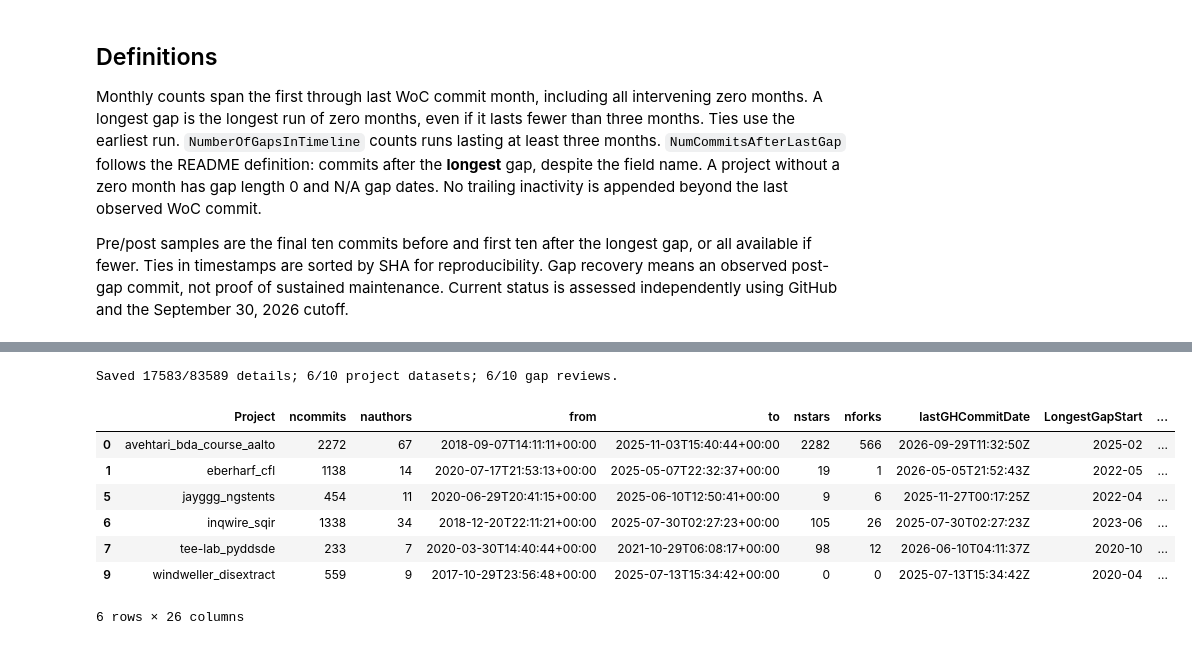
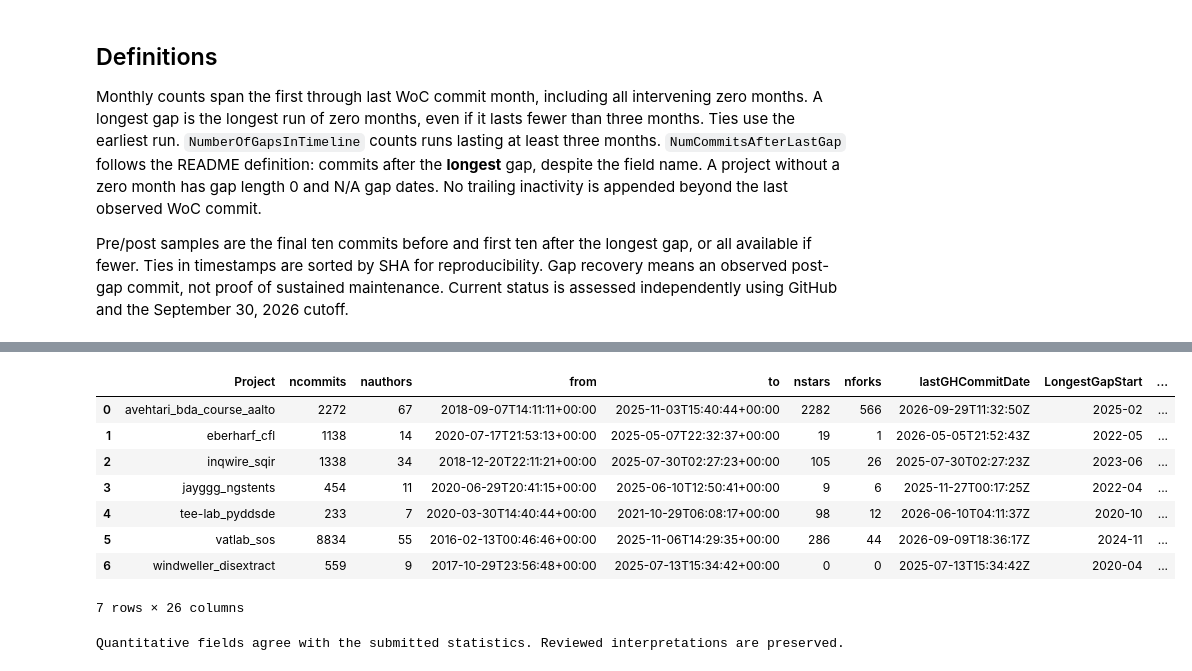
Before and after one commit to Brett-Dowling/MiniProject2, a Jupyter notebook: bdowlin2_vis.ipynb, the cells around one changed output, grey strips where cells are left out. Saved outputs shown, nothing was run; the diff lists cells and outputs as text; code cells hidden in the pictures.

```diff
--- a/bdowlin2_vis.ipynb
+++ b/bdowlin2_vis.ipynb
@@ -38,23 +62,59 @@ Validated complete-project records: 5994 across 6 projects
 # %%
-if ready:
-    quantitative = analyze(completed_only=True)
-    from mp2_refresh import refresh
-    refresh()
-    stats = pd.read_csv(ROOT / f'{NETID}_project_stats.csv', sep=';', keep_default_na=False)
-    stats = stats[stats['Project'].isin(quantitative['Project'])]
-    display(stats)
-else:
-    print('No plots or gap claims are generated from incomplete data.')
+stats = pd.read_csv(ROOT / 'bdowlin2_project_stats.csv', sep=';', keep_default_na=False).set_index('Project')
+gap_rows=[]
+for name,g in summary.groupby('project_wocid',sort=False):
+    g=g.sort_values(['time','commit_sha1'])
+    months=g.date.dt.tz_localize(None).dt.to_period('M')
+    counts=months.value_counts().sort_index()
+    counts=counts.reindex(pd.period_range(counts.index.min(),counts.index.max(),freq='M'),fill_value=0)
+    pd.DataFrame({'Month':counts.index.astype(str),'#Commits':counts.values}).to_csv(
+        ROOT/f'bdowlin2_commits_timeseries_{name}.csv',sep=';',index=False)
+    assert counts.sum()==len(g)
+    runs=zero_runs(counts.values)
+    longest=max(runs,key=lambda run:run[2]) if runs else None # Earliest tied run wins.
+    computed={'ncommits':len(g),'nauthors':g.author.nunique(),'from':g.date.min().isoformat(),
+              'to':g.date.max().isoformat(),'NumberOfGapsInTimeline':sum(run[2]>=3 for run in runs),
+              'LongestGapStart':'N/A','LongestGapEnd':'N/A','LongestGapLength':0,'NumCommitsAfterLastGap':'N/A'}
+    if longest:
+        a,b,length=longest; start=counts.index[a]; end=counts.index[b]
+        computed.update(LongestGapStart=str(start),LongestGapEnd=str(end),LongestGapLength=length,
+                        NumCommitsAfterLastGap=int(counts.iloc[b+1:].sum()))
+        before=g[g.date<pd.Timestamp(start.start_time,tz='UTC')].tail(10)
+        after=g[g.date>=pd.Timestamp((end+1).start_time,tz='UTC')].head(10)
+        for side,part in [('pre',before),('post',after)]:
+            gap_rows.extend({'pre/post':side,**row} for row in part[FIELDS].to_dict('records'))
+    for key,value in computed.items():
+        existing=stats.loc[name,key]
+        if key in ['ncommits','nauthors','NumberOfGapsInTimeline','LongestGapLength']:
+            assert int(existing)==value, (name,key,existing,value)
+        else:
+            assert str(existing)==str(value), (name,key,existing,value)
+    fig,ax=plt.subplots(figsize=(11,5))
+    ax.plot(counts.index.to_timestamp(),counts.values,lw=1.3,color='#245b8a')
+    if longest:
+        ax.axvspan(start.start_time,(end+1).start_time,color='#e6b95d',alpha=.25,label=f'Longest gap: {length} months')
+        ax.legend(frameon=False)
+    ax.set(title=name,xlabel='Month (YYYY-MM)',ylabel='Number of commits')
+    ax.grid(True,alpha=.25);ax.set_ylim(bottom=0)
+    ax.xaxis.set_major_locator(mdates.AutoDateLocator(minticks=5,maxticks=10))
+    ax.xaxis.set_major_formatter(mdates.DateFormatter('%Y-%m'))
+    fig.autofmt_xdate();fig.tight_layout()
+    fig.savefig(ROOT/f'bdowlin2_timeseries_{name}.png',dpi=300);plt.close(fig)
+pd.DataFrame(gap_rows,columns=['pre/post']+FIELDS).to_csv(ROOT/'bdowlin2_project_gap_commits.csv',sep=';',index=False)
+stats=stats.loc[list(summary.project_wocid.unique())].reset_index()
+display(stats)
+print('Quantitative fields agree with the submitted statistics. Reviewed interpretations are preserved.')
 # %% [output]
+|  | Project | ncommits | nauthors | from | to | nstars | nforks | lastGHCommitDate | LongestGapStart | ... |
+| 0 | avehtari_bda_course_aalto | 2272 | 67 | 2018-09-07T14:11:11+00:00 | 2025-11-03T15:40:44+00:00 | 2282 | 566 | 2026-09-29T11:32:50Z | 2025-02 | ... |
+| 1 | eberharf_cfl | 1138 | 14 | 2020-07-17T21:53:13+00:00 | 2025-05-07T22:32:37+00:00 | 19 | 1 | 2026-05-05T21:52:43Z | 2022-05 | ... |
+| 2 | inqwire_sqir | 1338 | 34 | 2018-12-20T22:11:21+00:00 | 2025-07-30T02:27:23+00:00 | 105 | 26 | 2025-07-30T02:27:23Z | 2023-06 | ... |
+| 3 | jayggg_ngstents | 454 | 11 | 2020-06-29T20:41:15+00:00 | 2025-06-10T12:50:41+00:00 | 9 | 6 | 2025-11-27T00:17:25Z | 2022-04 | ... |
+| 4 | tee-lab_pyddsde | 233 | 7 | 2020-03-30T14:40:44+00:00 | 2021-10-29T06:08:17+00:00 | 98 | 12 | 2026-06-10T04:11:37Z | 2020-10 | ... |
+| 5 | vatlab_sos | 8834 | 55 | 2016-02-13T00:46:46+00:00 | 2025-11-06T14:29:35+00:00 | 286 | 44 | 2026-09-09T18:36:17Z | 2024-11 | ... |
+| 6 | windweller_disextract | 559 | 9 | 2017-10-29T23:56:48+00:00 | 2025-07-13T15:34:42+00:00 | 0 | 0 | 2025-07-13T15:34:42Z | 2020-04 | ... |
-Saved 17583/83589 details; 6/10 project datasets; 6/10 gap reviews.
+7 rows × 26 columns
-|  | Project | ncommits | nauthors | from | to | nstars | nforks | lastGHCommitDate | LongestGapStart | ... |
-| 0 | avehtari_bda_course_aalto | 2272 | 67 | 2018-09-07T14:11:11+00:00 | 2025-11-03T15:40:44+00:00 | 2282 | 566 | 2026-09-29T11:32:50Z | 2025-02 | ... |
-| 1 | eberharf_cfl | 1138 | 14 | 2020-07-17T21:53:13+00:00 | 2025-05-07T22:32:37+00:00 | 19 | 1 | 2026-05-05T21:52:43Z | 2022-05 | ... |
-| 5 | jayggg_ngstents | 454 | 11 | 2020-06-29T20:41:15+00:00 | 2025-06-10T12:50:41+00:00 | 9 | 6 | 2025-11-27T00:17:25Z | 2022-04 | ... |
-| 6 | inqwire_sqir | 1338 | 34 | 2018-12-20T22:11:21+00:00 | 2025-07-30T02:27:23+00:00 | 105 | 26 | 2025-07-30T02:27:23Z | 2023-06 | ... |
-| 7 | tee-lab_pyddsde | 233 | 7 | 2020-03-30T14:40:44+00:00 | 2021-10-29T06:08:17+00:00 | 98 | 12 | 2026-06-10T04:11:37Z | 2020-10 | ... |
-| 9 | windweller_disextract | 559 | 9 | 2017-10-29T23:56:48+00:00 | 2025-07-13T15:34:42+00:00 | 0 | 0 | 2025-07-13T15:34:42Z | 2020-04 | ... |
-6 rows × 26 columns
+Quantitative fields agree with the submitted statistics. Reviewed interpretations are preserved.
 # %%
 if ready:
     for project in stats['Project']:
```
Also changed, not shown: parts of 6 cells of this notebook, 12 other files.
